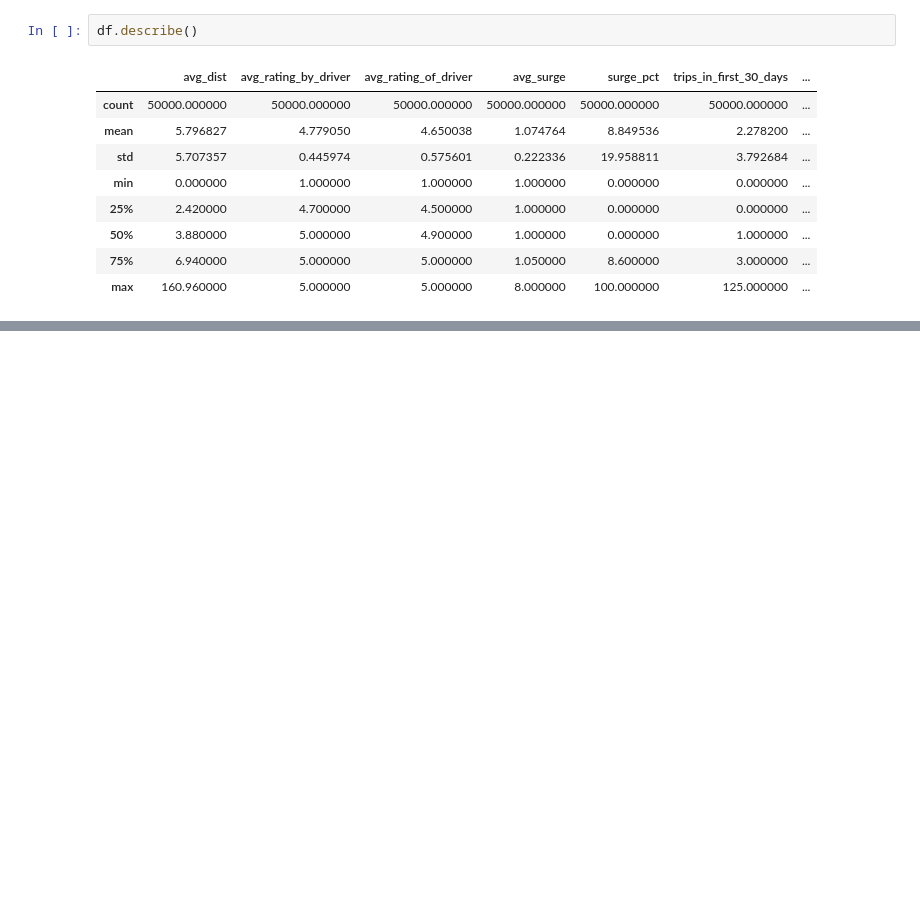
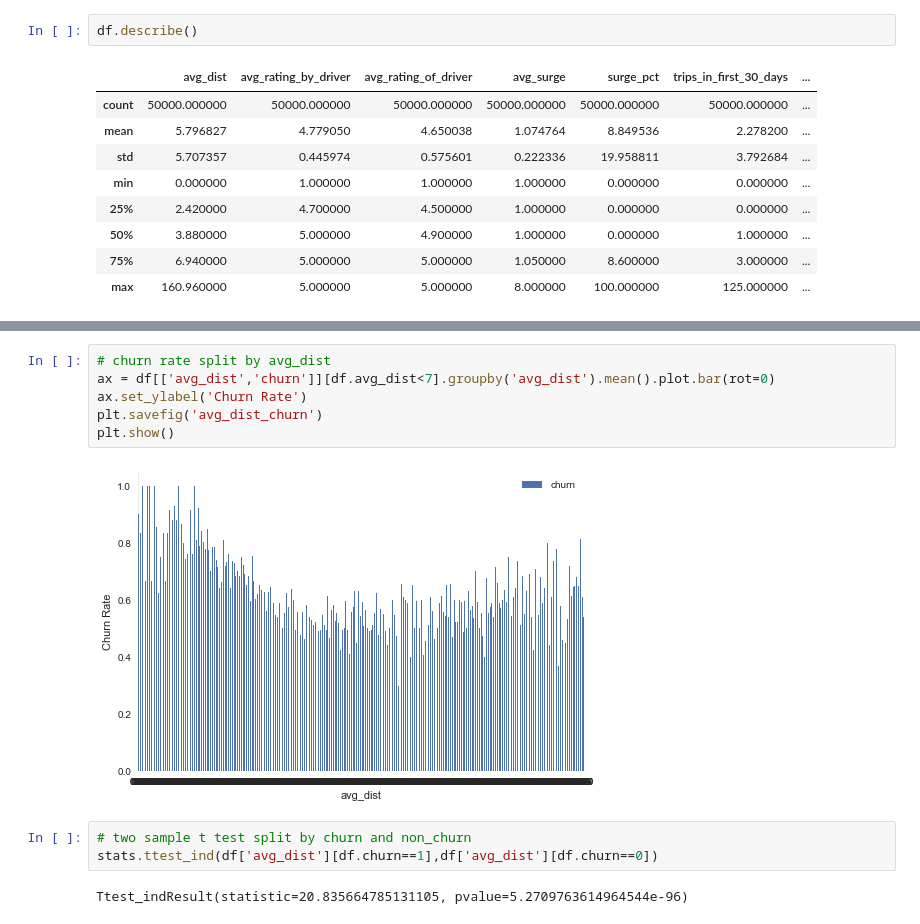
Before and after one commit to ztqsteve/Uber-Rider-Churn-Analysis, a Jupyter notebook: Modeling.ipynb, the cells around one changed output, grey strips where cells are left out. Cells and saved outputs as stored; diff of their text form; blank space fills up the shorter version.

```diff
--- a/Modeling.ipynb
+++ b/Modeling.ipynb
@@ -159,0 +61,13 @@ df_coeffs
+# %%
+# churn rate split by avg_dist
+ax = df[['avg_dist','churn']][df.avg_dist<7].groupby('avg_dist').mean().plot.bar(rot=0)
+ax.set_ylabel('Churn Rate')
+plt.savefig('avg_dist_churn')
+plt.show()
+# %% [output]
+[figure, added]
+# %%
+# two sample t test split by churn and non_churn
+stats.ttest_ind(df['avg_dist'][df.churn==1],df['avg_dist'][df.churn==0])
+# %% [output]
+Ttest_indResult(statistic=20.835664785131105, pvalue=5.2709763614964544e-96)
```
Also changed, not shown: parts of 136 cells of this notebook.
